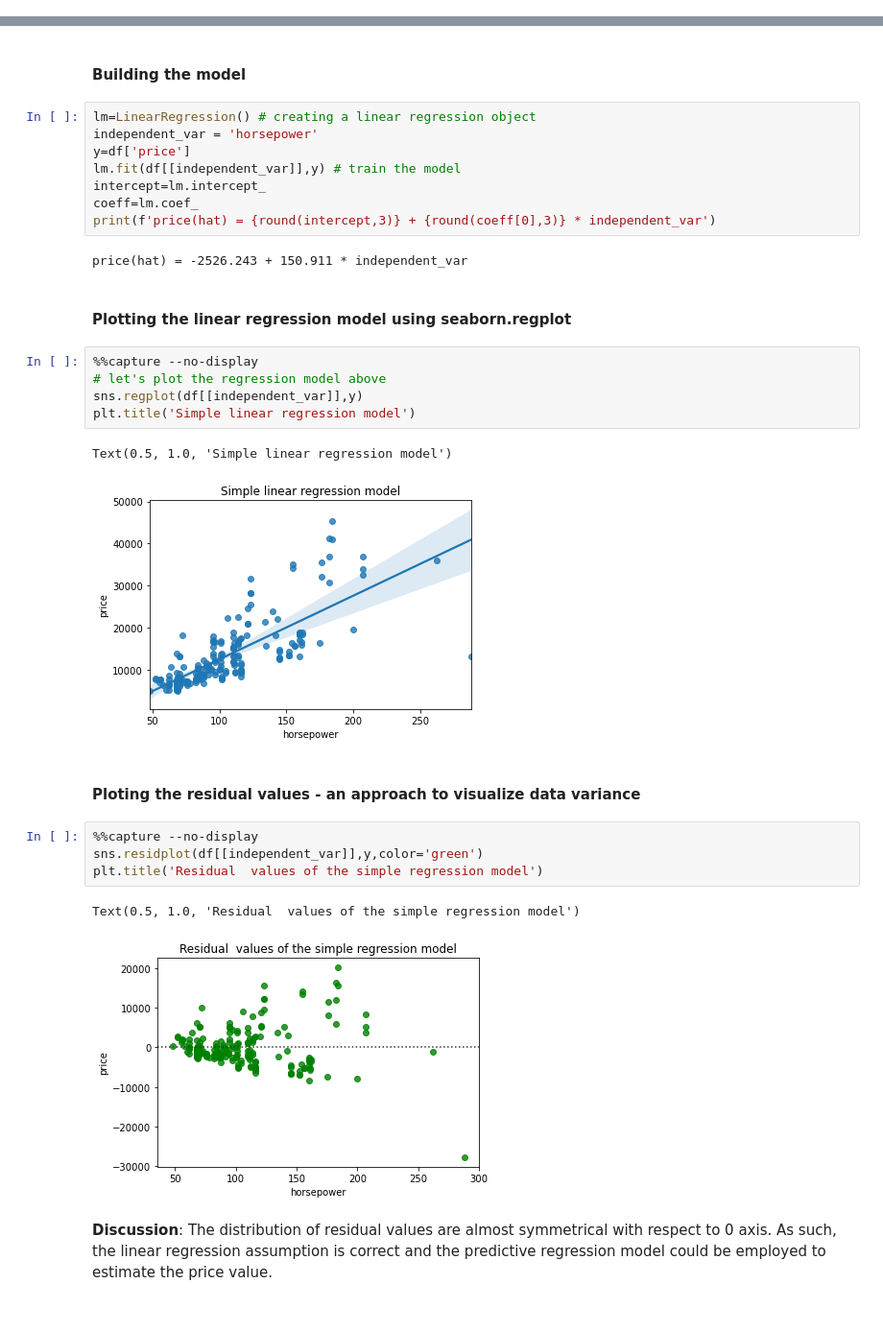
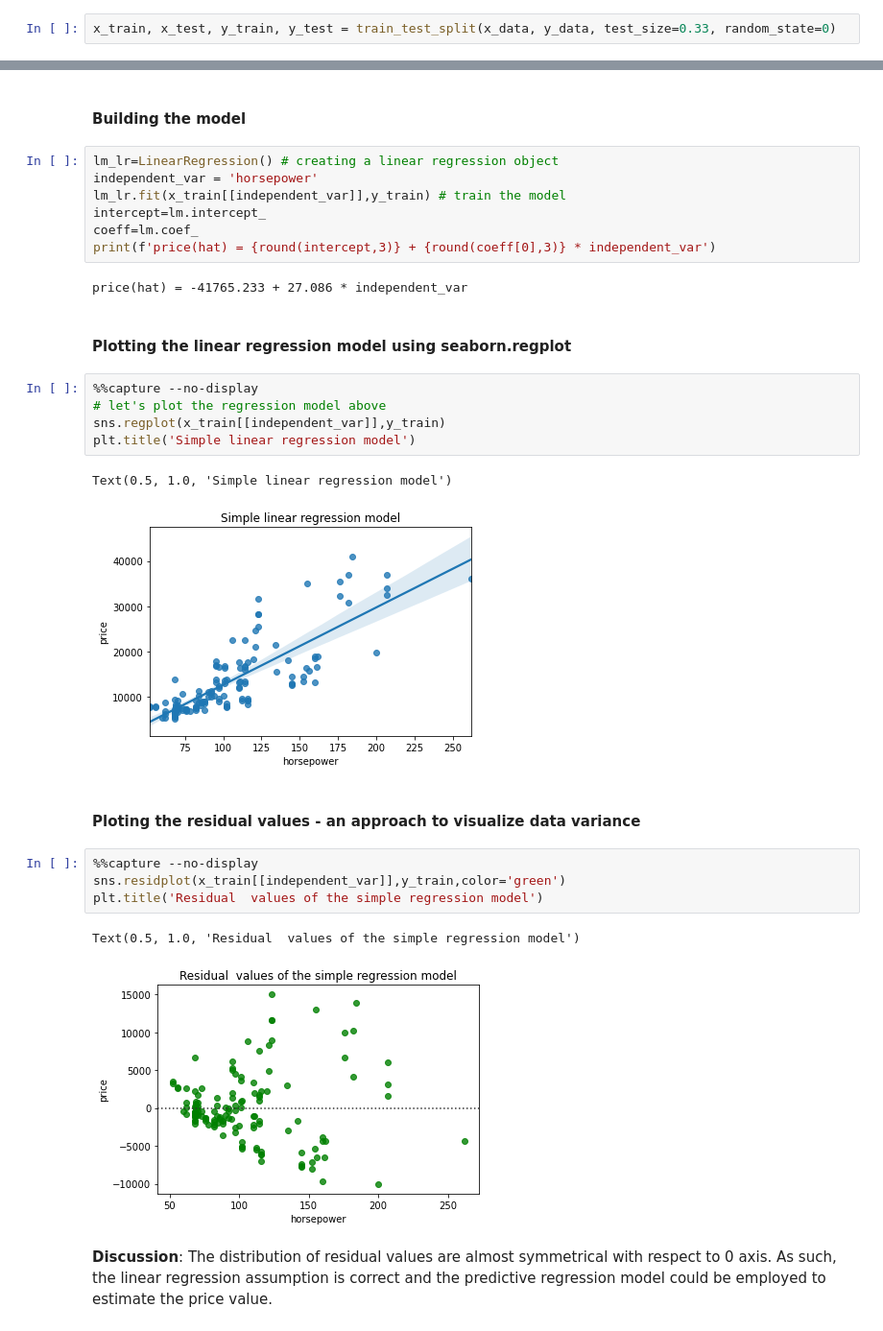
Before and after one commit to Farhad-Davaripour/Step_by_Step_Data_Analysis_Auto_Dataset, a Jupyter notebook: Code_Python.ipynb, the cells around one changed output, grey strips where cells are left out. Shown at 96% size. Saved outputs shown, nothing was run; the diff lists cells and outputs as text.

```diff
--- a/Code_Python.ipynb
+++ b/Code_Python.ipynb
@@ -409 +416,3 @@ for f in range(len(col_obj_comb)):
+# %%
+x_train, x_test, y_train, y_test = train_test_split(x_data, y_data, test_size=0.33, random_state=0)
 # %% [markdown]
@@ -432,34 +442,33 @@ df_cor[df_cor['price']>0.5].sort_values(by='price').tail(5)
 # %% [markdown]
 #### Building the model
 # %%
-lm=LinearRegression() # creating a linear regression object
+lm_lr=LinearRegression() # creating a linear regression object
 independent_var = 'horsepower'
-y=df['price']
-lm.fit(df[[independent_var]],y) # train the model
+lm_lr.fit(x_train[[independent_var]],y_train) # train the model
 intercept=lm.intercept_
 coeff=lm.coef_
 print(f'price(hat) = {round(intercept,3)} + {round(coeff[0],3)} * independent_var')
 # %% [output]
-price(hat) = -2526.243 + 150.911 * independent_var
+price(hat) = -41765.233 + 27.086 * independent_var
 # %% [markdown]
 #### Plotting the linear regression model using seaborn.regplot
 # %%
 %%capture --no-display
 # let's plot the regression model above
-sns.regplot(df[[independent_var]],y)
+sns.regplot(x_train[[independent_var]],y_train)
 plt.title('Simple linear regression model')
 # %% [output]
 Text(0.5, 1.0, 'Simple linear regression model')
-[figure, old version]
+[figure, new version]
 # %% [markdown]
 #### Ploting the residual values - an approach to visualize data variance
 # %%
 %%capture --no-display
-sns.residplot(df[[independent_var]],y,color='green')
+sns.residplot(x_train[[independent_var]],y_train,color='green')
 plt.title('Residual  values of the simple regression model')
 # %% [output]
 Text(0.5, 1.0, 'Residual  values of the simple regression model')
-[figure, old version]
+[figure, new version]
 # %% [markdown]
 **Discussion**: The distribution of residual values are almost symmetrical with respect to 0 axis. As such, the linear regression assumption is correct and the predictive regression model could be employed to estimate the price value.
 # %% [markdown]
```
Also changed, not shown: parts of 38 cells of this notebook.
